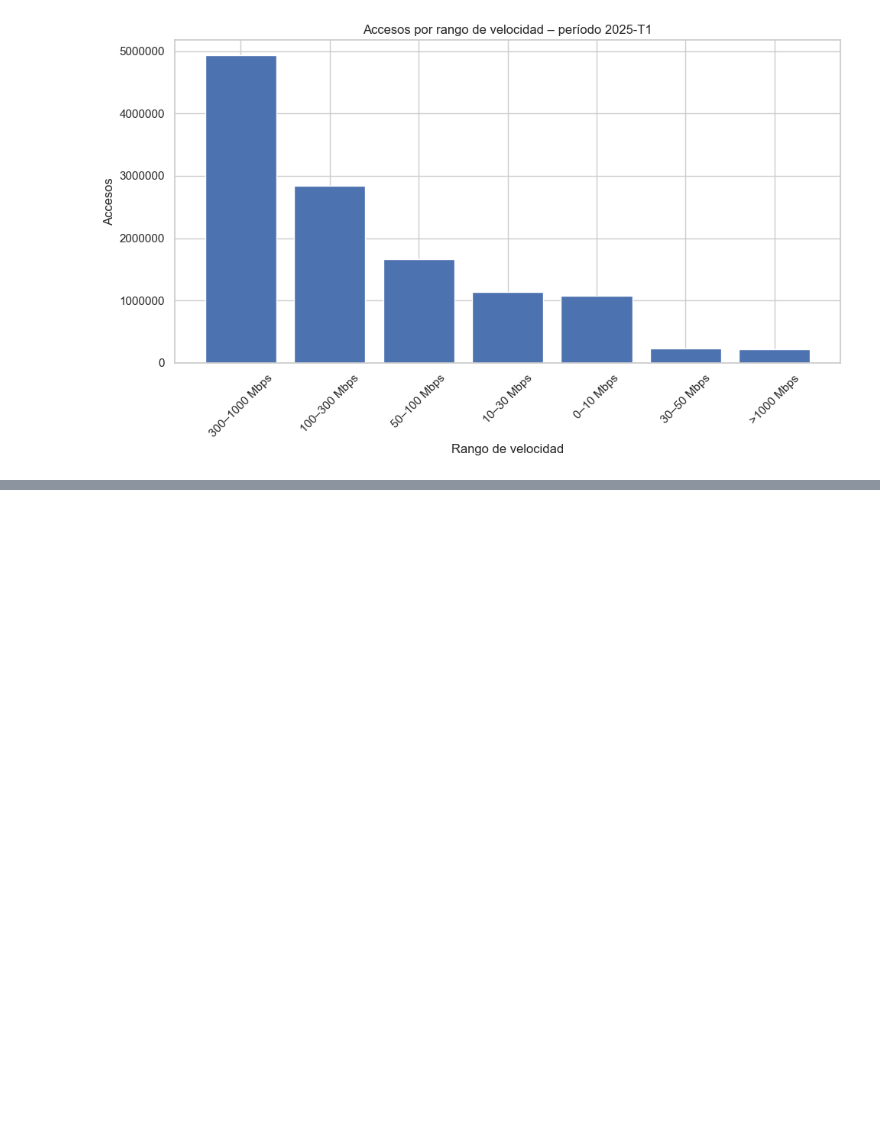
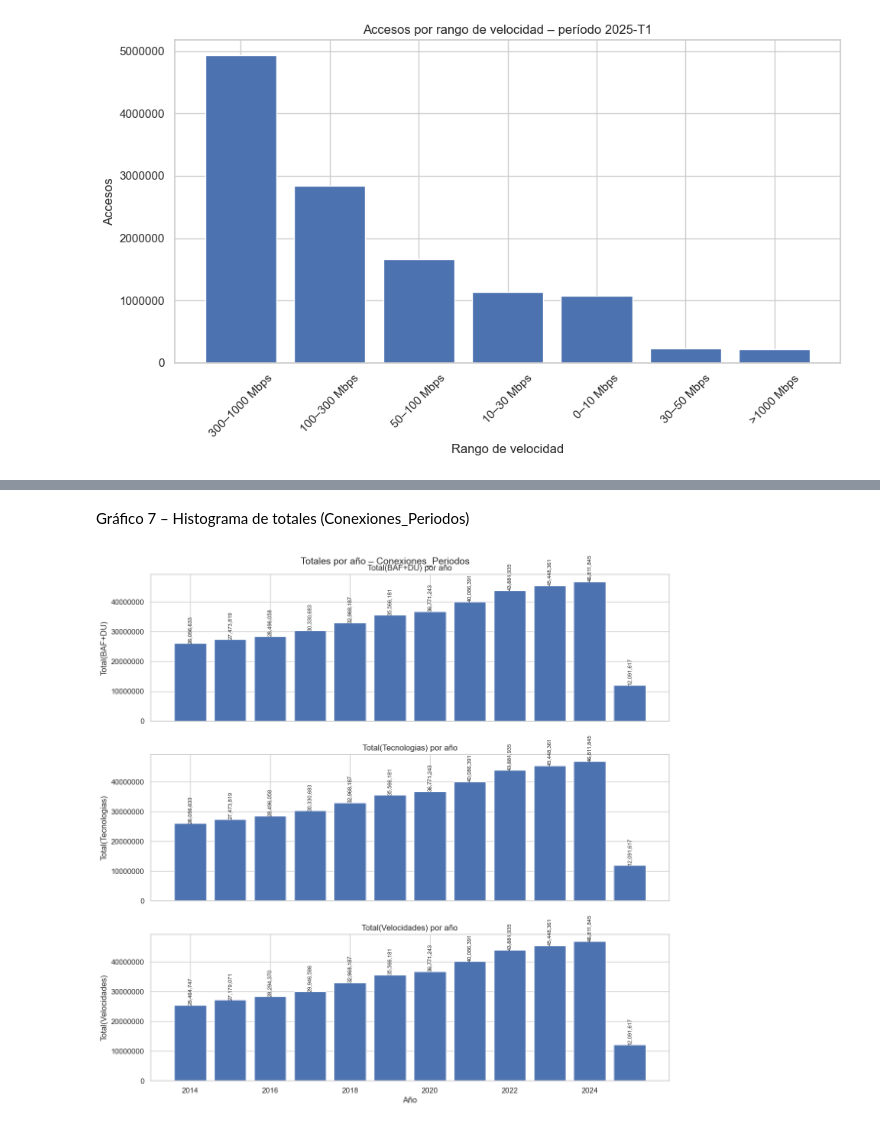
Before and after one commit to pablopicca/proyectofinalhenryG7, a Jupyter notebook: Tablas CSV/Graficos Informe Final.ipynb, the cells around one changed output, grey strips where cells are left out. Saved outputs shown, nothing was run; the diff lists cells and outputs as text; code cells hidden in the pictures; blank space fills up the shorter version.

```diff
--- a/Tablas CSV/Graficos Informe Final.ipynb
+++ b/Tablas CSV/Graficos Informe Final.ipynb
@@ -88,0 +198,48 @@ plt.show()
+# %% [markdown]
+Gráfico 7 – Histograma de totales (Conexiones_Periodos)
+# %%
+import matplotlib.pyplot as plt
+
+# --- columnas de totales que queremos analizar ---
+cols_totales = [
+    "Total(BAF+DU)",
+    "Total(Tecnologias)",
+    "Total(Velocidades)"
+]
+
+# --- unimos con Periodos para traer el Año ---
+conx_per_ano = conx_per.merge(periodos, on="ID_Periodo")
+
+# --- agregamos por año (sumando los totales de todos los trimestres de ese año) ---
+totales_por_ano = (
+    conx_per_ano
+    .groupby("Año", as_index=False)[cols_totales]
+    .sum()
+    .sort_values("Año")
+)
+
+# --- gráfico: un subplot por cada total ---
+fig, axes = plt.subplots(3, 1, figsize=(12, 12), sharex=True)
+
+for i, col in enumerate(cols_totales):
+    ax = axes[i]
+
+    ax.bar(totales_por_ano["Año"], totales_por_ano[col])
+
+    ax.set_title(f"{col} por año")
+    ax.set_ylabel(col)
+
+    # evitar notación científica en el eje Y
+    ax.ticklabel_format(style="plain", axis="y")
+
+    # mostrar valores en cada barra (opcional)
+    for x, y in zip(totales_por_ano["Año"], totales_por_ano[col]):
+        ax.text(x, y, f"{y:,.0f}", ha="center", va="bottom", fontsize=8, rotation=90)
+
+axes[-1].set_xlabel("Año")
+
+plt.suptitle("Totales por año – Conexiones_Periodos", fontsize=14, y=0.95)
+plt.tight_layout()
+plt.show()
+# %% [output]
+[figure, added]
```
Also changed, not shown: parts of 12 cells of this notebook.
